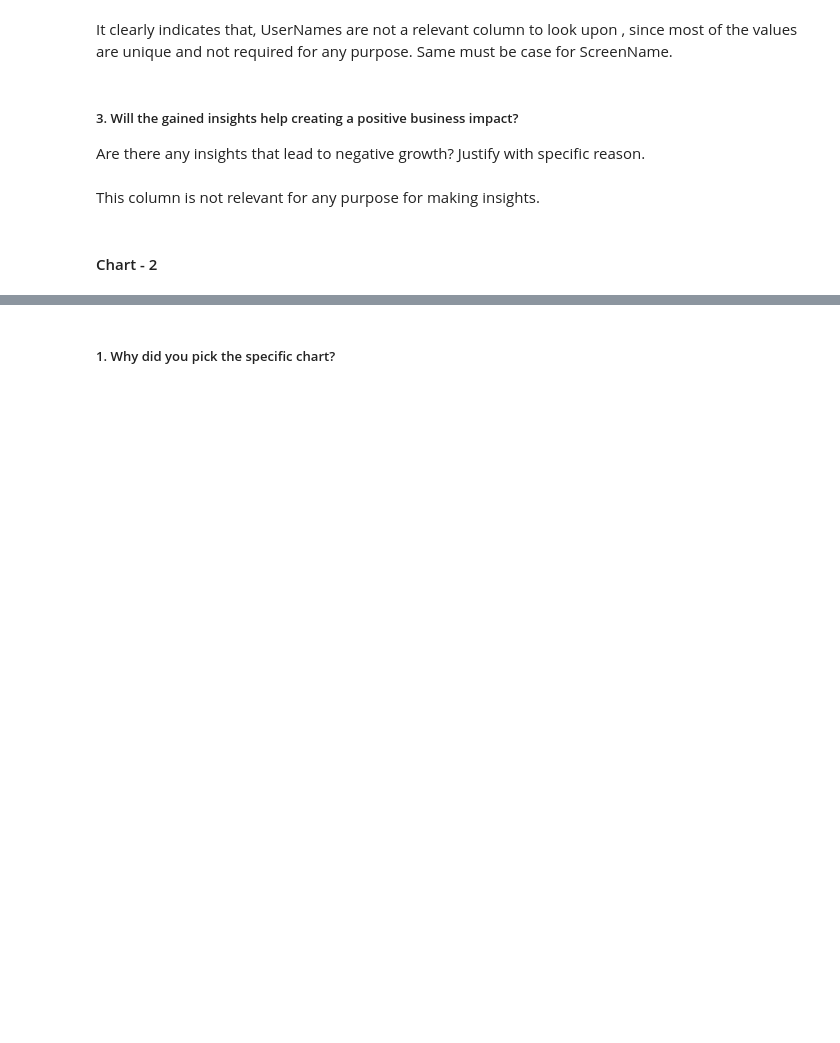
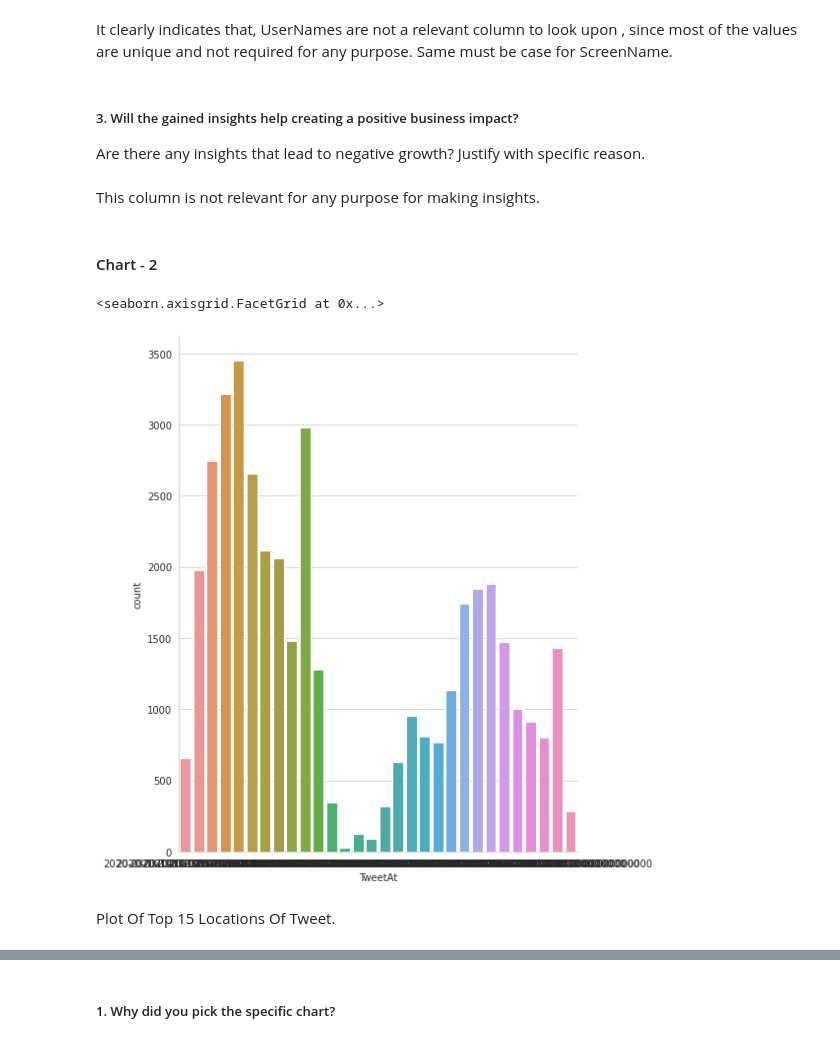
Before and after one commit to Bprs68/Corona-Virus-Tweet-Sentiment-Analysis, a Jupyter notebook: Coronavirus_Tweet_Sentiment_Analysis.ipynb, the cells around one changed output, grey strips where cells are left out. Drawn from its saved outputs; the diff is of its cells as text; code cells hidden in the pictures; blank space fills up the shorter version.

```diff
--- a/Coronavirus_Tweet_Sentiment_Analysis.ipynb
+++ b/Coronavirus_Tweet_Sentiment_Analysis.ipynb
@@ -389,0 +623,9 @@ This column is not relevant for any purpose for making insights.
+# %%
+# count of tweets from different locations
+plt.rcParams['figure.figsize'] = (10, 5)
+sns.catplot("TweetAt", data=df, kind="count", height=8)
+# %% [output]
+<seaborn.axisgrid.FacetGrid at 0x...>
+[figure, added]
+# %% [markdown]
+Plot Of Top 15 Locations Of Tweet.
```
Also changed, not shown: parts of 121 cells of this notebook.
